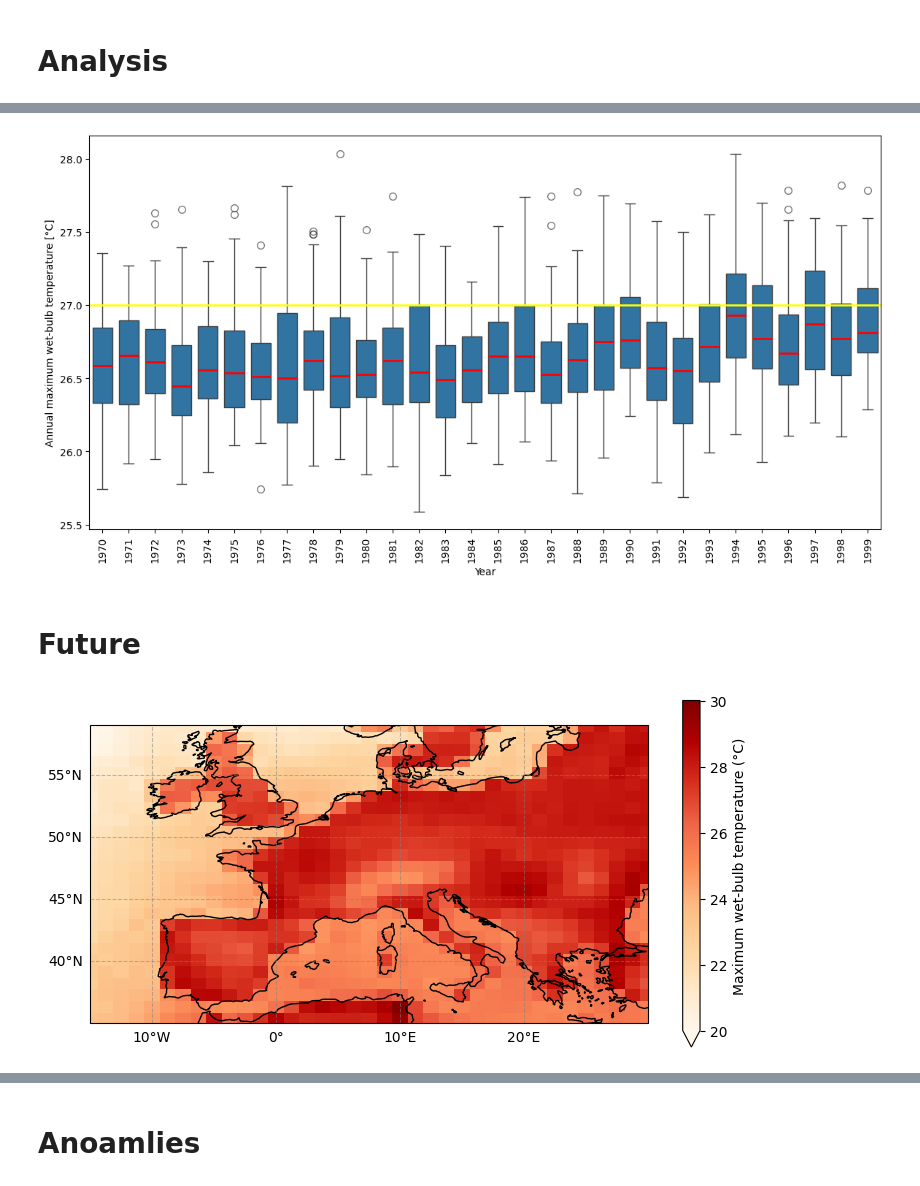
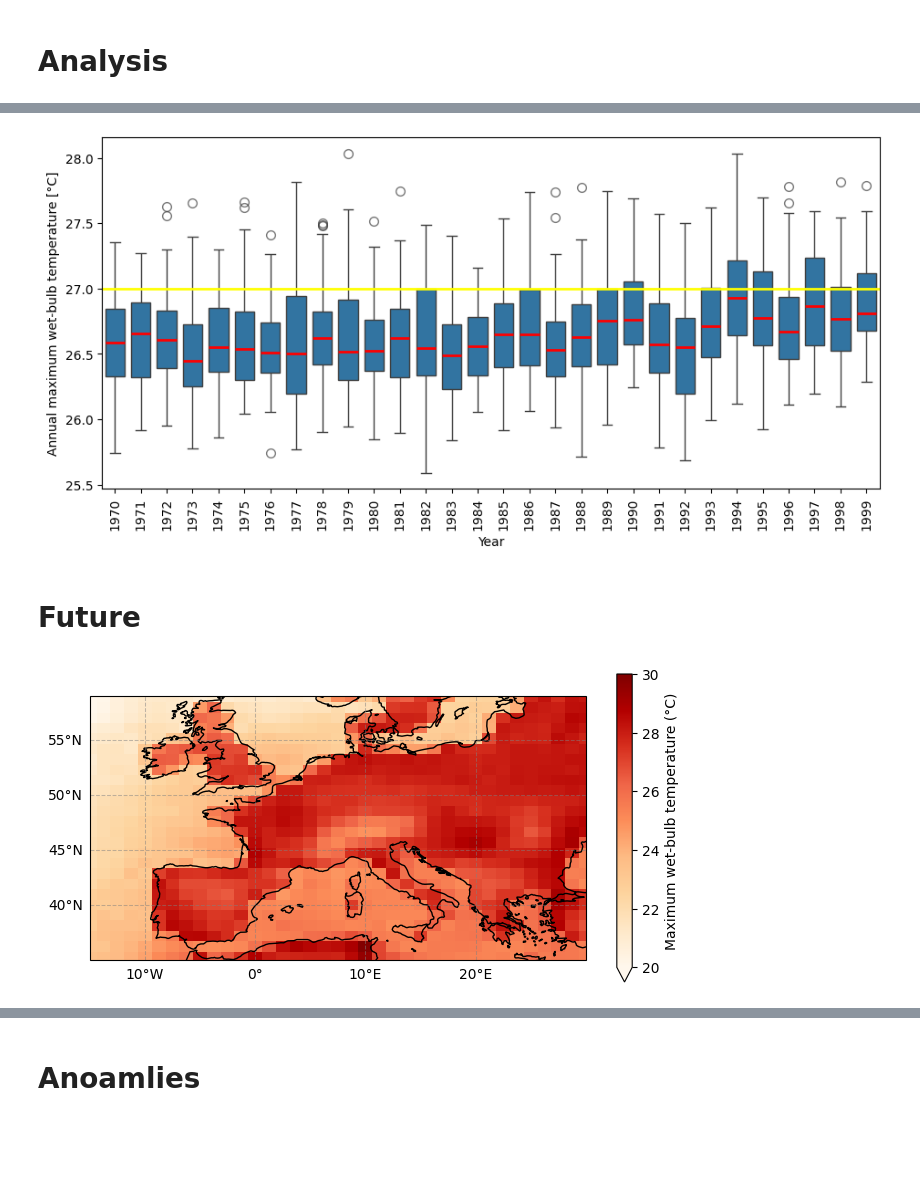
Before and after one commit to sundin01/climate_risk_assessment, a Jupyter notebook: vignettes/cra_workflow_bigler.ipynb, the cells around one changed output, grey strips where cells are left out. Saved outputs shown, nothing was run; the diff lists cells and outputs as text; code cells hidden in the pictures; blank space fills up the shorter version.

```diff
--- a/vignettes/cra_workflow_bigler.ipynb
+++ b/vignettes/cra_workflow_bigler.ipynb
@@ -573,35 +606,35 @@ plt.show()
 df = df_historic["T_WB"].max(dim=["lat", "lon"])
 df["year"] = df["time"].dt.year
 df = df.to_dataframe().reset_index()
 # Assuming your dataset is already loaded as df
 
 # Step 1: Calculate the annual maximum T_WB for each member_id
 df['time'] = pd.to_datetime(df['time'])  # Ensure 'time' is a datetime object
 df_max_annual = df.groupby(['year', 'member_id'])['T_WB'].max().reset_index()
 
 # Step 2: Create the boxplot for annual maximum T_WB by year
-plt.figure(figsize=(14, 7))
+plt.figure(figsize=(11, 5))
 sns.boxplot(x='year', y='T_WB', data=df_max_annual,
             whis=1.5,  # Whisker length
             width=0.75,  # Width of the boxes
             fliersize=5,  # Outlier size
             saturation=0.75,  # Transparency
             medianprops={"color": "r", "linewidth": 2},
             flierprops={"marker": "o", "color": "blue", "markersize": 7, "alpha": 0.7})  # Outlier customization
 
 # Add a horizontal line (if you want) at a specific T_WB value, say 27
 plt.axhline(y=27, color='yellow', linestyle='-', linewidth=2)
 
 # Final touches
 plt.xticks(rotation=90)
 plt.xlabel("Year")
 plt.ylabel("Annual maximum wet-bulb temperature [°C]")
 
 plt.savefig('../analysis/figures/historic/annual_max_member_spread_1970_1999.png', dpi=1000, bbox_inches='tight')
 
 plt.show()
 # %% [output]
-[figure, old version]
+[figure, new version]
 # %% [markdown]
 # Future
 # %%
@@ -609,7 +642,7 @@ plt.show()
 max_T_WB = df_future['T_WB'].max(dim=['member_id', 'time'])
 
 # Plot the maximum T_WB
-plt.figure(figsize=(9,4.5))
+plt.figure(figsize=(8,4))
 ax = plt.axes(projection=ccrs.PlateCarree())
 
 # Adjust color range as needed (e.g., 15 to 30 °C)
@@ -636,7 +669,7 @@ plt.savefig('../analysis/figures/future/max_T_WB_2070_2099.png', dpi=1000, bbox_
 
 plt.show()
 # %% [output]
-[figure, old version]
+[figure, new version]
 # %%
 # Compute the 95th percentile wet-bulb temperature at each grid cell
 p95_T_WB = df_future['T_WB'].quantile(0.95, dim=['member_id', 'time'])
```
Also changed, not shown: parts of 25 cells of this notebook.
